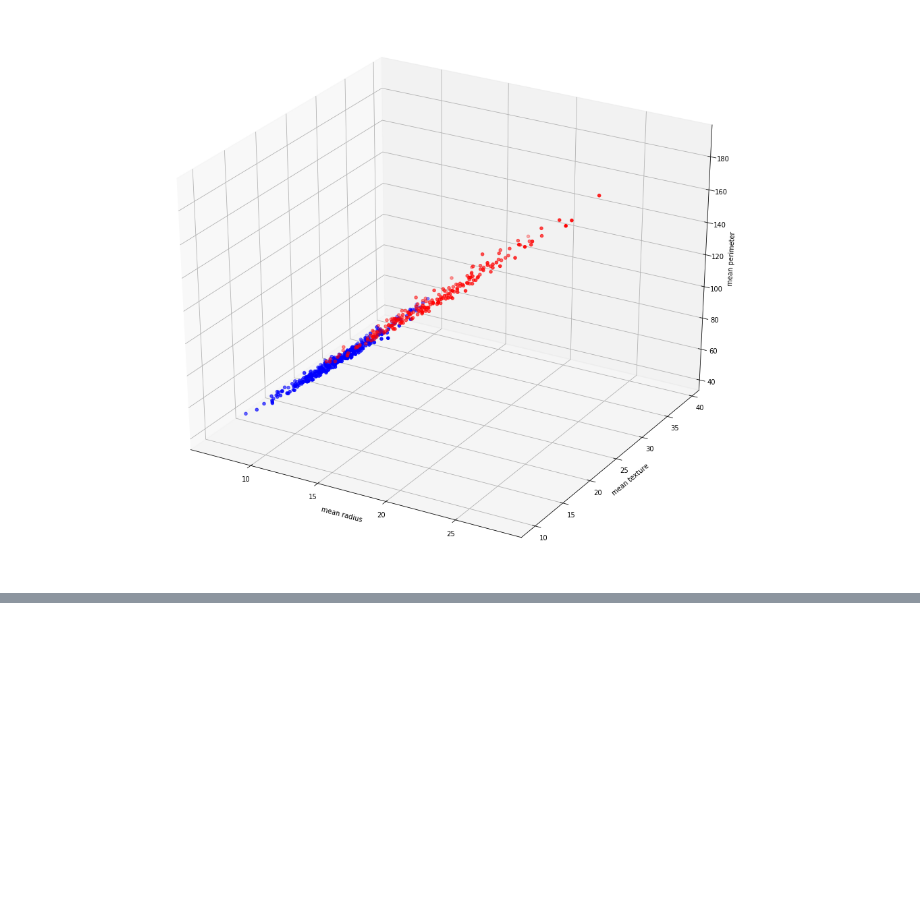
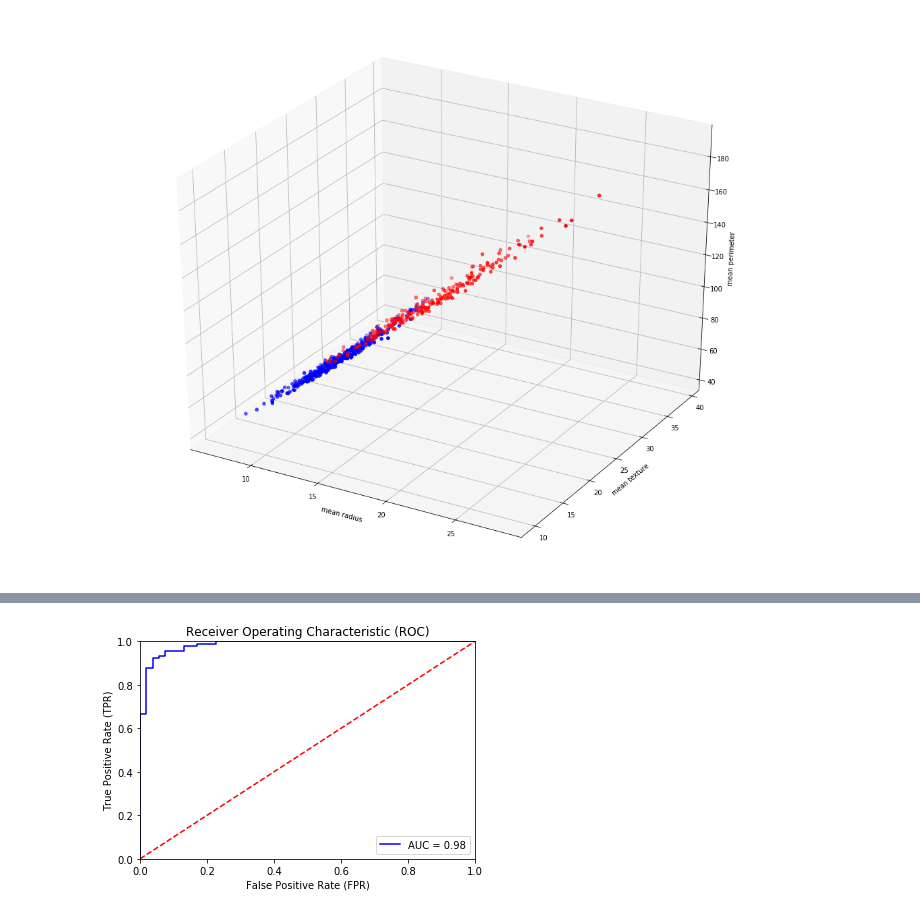
Before and after one commit to vanhungtran/My-work, a Jupyter notebook: Python for Machine Learning.ipynb, the cells around one changed output, grey strips where cells are left out. Saved outputs shown, nothing was run; the diff lists cells and outputs as text; code cells hidden in the pictures; blank space fills up the shorter version.

```diff
--- a/Python for Machine Learning.ipynb
+++ b/Python for Machine Learning.ipynb
@@ -1929,0 +1982,18 @@ plt.show()
+# %%
+from sklearn.datasets import load_breast_cancer
+cancer = load_breast_cancer()
+# %%
+from sklearn.model_selection import train_test_split
+train_set, test_set, train_labels, test_labels = train_test_split(
+cancer.data, # features
+cancer.target, # labels
+test_size = 0.25, # split ratio
+random_state = 1, # set random seed
+stratify = cancer.target) # randomize based on labels
+# %%
+from sklearn import linear_model
+x = train_set[:,0:30] # mean radius
+y = train_labels # 0: malignant, 1: benign
+log_regress = linear_model.LogisticRegression()
+log_regress.fit(X = x,
+y = y)
@@ -1929,0 +2088,7 @@ plt.show()
+# %%
+from sklearn.metrics import roc_curve, auc
+#---find the predicted probabilities using the test set
+probs = log_regress.predict_proba(test_set)
+preds = probs[:,1]
+#---find the FPR, TPR, and threshold---
+fpr, tpr, threshold = roc_curve(test_labels, preds)
@@ -1929,0 +2111,15 @@ plt.show()
+# %%
+#---find the area under the curve---
+roc_auc = auc(fpr, tpr)
+import matplotlib.pyplot as plt
+plt.plot(fpr, tpr, 'b', label = 'AUC = %0.2f' % roc_auc)
+plt.plot([0, 1], [0, 1],'r--')
+plt.xlim([0, 1])
+plt.ylim([0, 1])
+plt.ylabel('True Positive Rate (TPR)')
+plt.xlabel('False Positive Rate (FPR)')
+plt.title('Receiver Operating Characteristic (ROC)')
+plt.legend(loc = 'lower right')
+plt.show()
+# %% [output]
+[figure, added]
```
Also changed, not shown: parts of 30 cells of this notebook.
